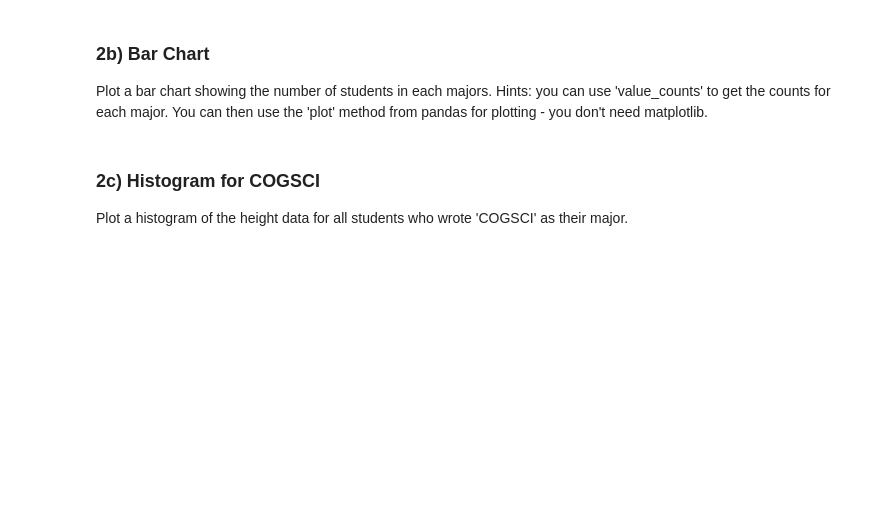
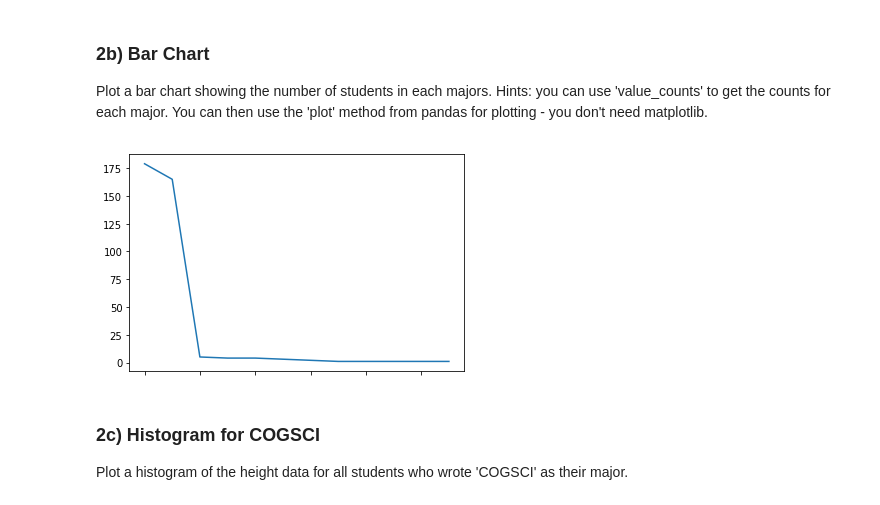
Before and after one commit to escalonajonah/Assignments, a Jupyter notebook: A4/A4_DataAnalysis.ipynb, the cells around one changed output. Cells and saved outputs as stored; diff of their text form; code cells hidden in the pictures; blank space fills up the shorter version.

```diff
--- a/A4/A4_DataAnalysis.ipynb
+++ b/A4/A4_DataAnalysis.ipynb
@@ -753,3 +806,10 @@ f1 = plt.gcf()
+# %%
+bar = df['major'].value_counts()
+bar.plot()
+
+f1 = plt.gcf()
+# %% [output]
+[figure, added]
 # %%
 assert f1.gca().has_data()
 # %% [markdown]
```
Also changed, not shown: parts of 63 cells of this notebook.
